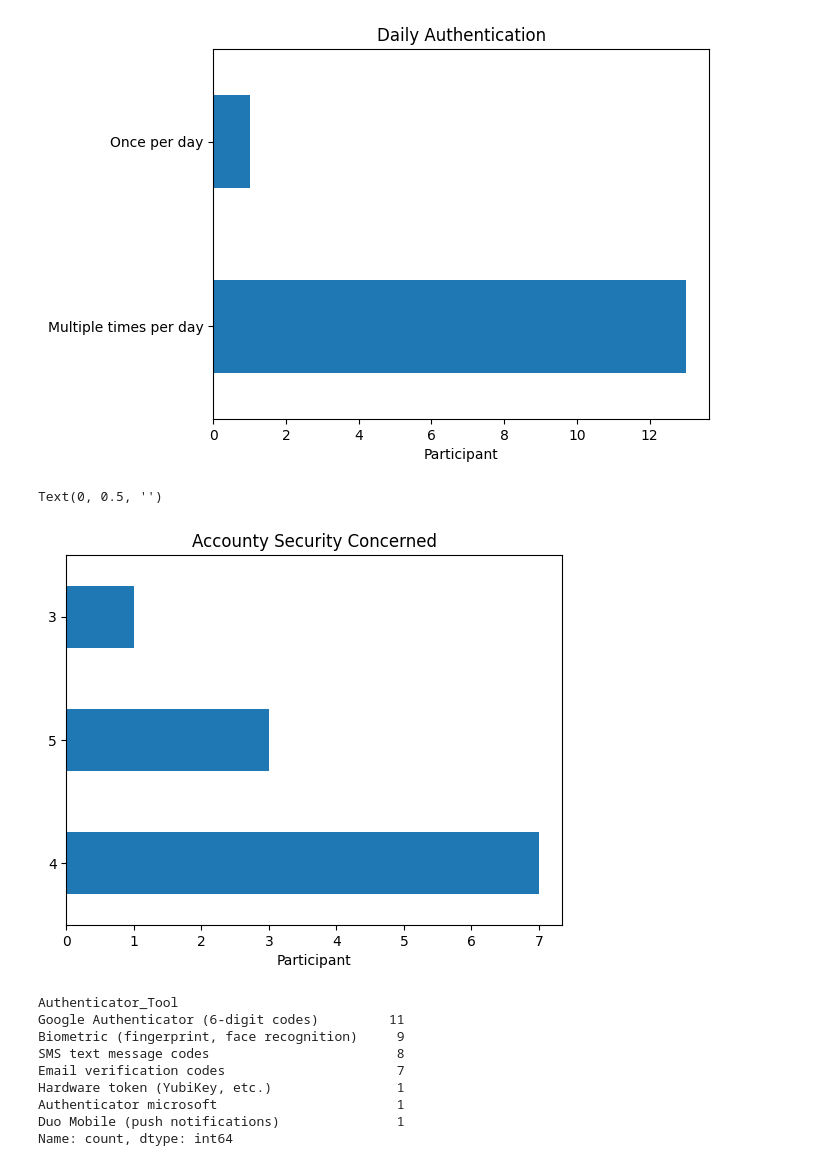
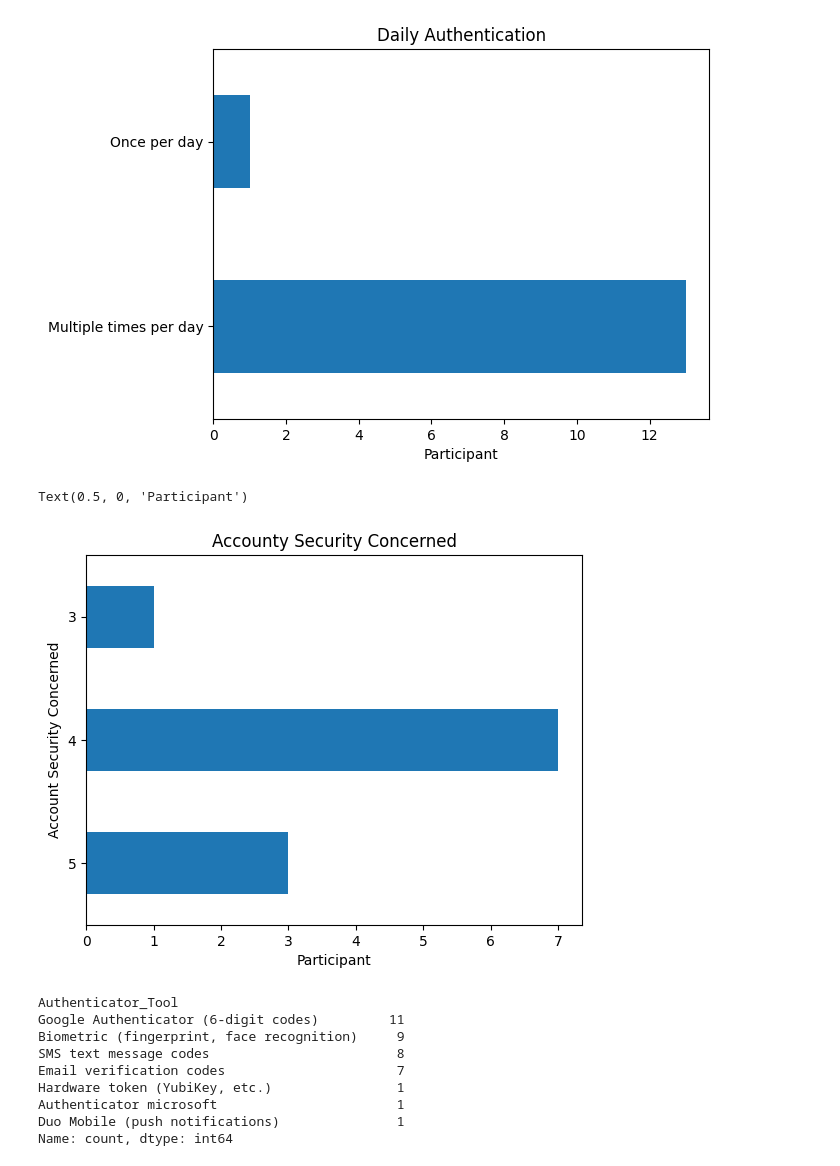
Before and after one commit to dbuiior/Auth_App_Redesign, a Jupyter notebook: data/descriptive.ipynb, the cells around one changed output. Cells and saved outputs as stored; diff of their text form; code cells hidden in the pictures.

Commit message:
making visualization

```diff
--- a/data/descriptive.ipynb
+++ b/data/descriptive.ipynb
@@ -73,17 +80,16 @@ plt.show()
 # %% [output]
 [figure]
 # %%
-counts = df_3["account_security"].value_counts()
+counts = df_3["account_security"].value_counts().sort_index(ascending=False)
 
 plt.figure()
 counts.plot(kind="barh")
 plt.title("Accounty Security Concerned")
 plt.ylabel("Account Security Concerned")
 plt.xlabel("Participant")
-plt.ylabel("")
 # %% [output]
-Text(0, 0.5, '')
+Text(0.5, 0, 'Participant')
-[figure, old version]
+[figure, new version]
 # %%
 # Common Used Authenticator
 methods_series = (
```
Also changed, not shown: parts of 4 cells of this notebook, 3 other files.
